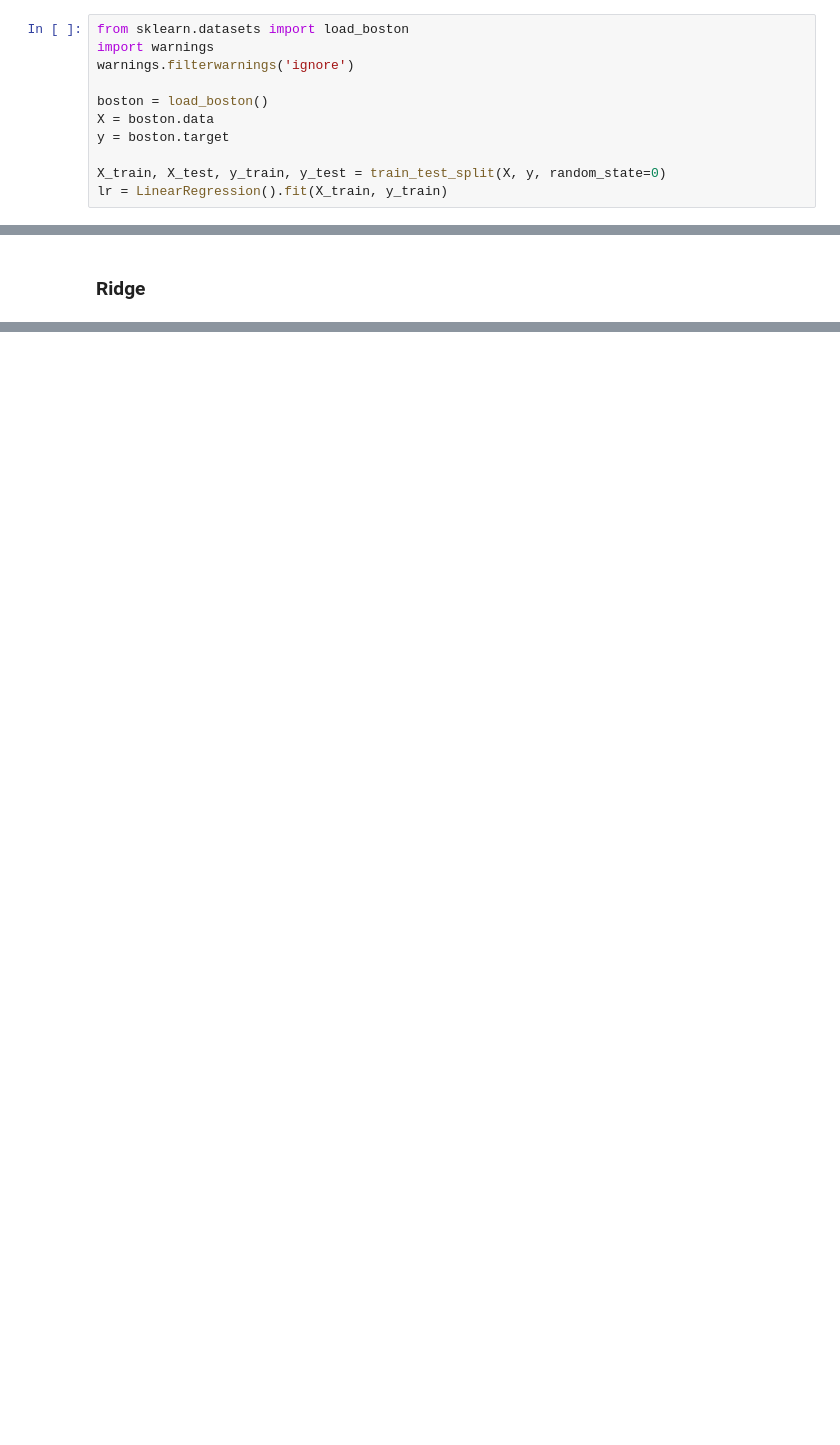
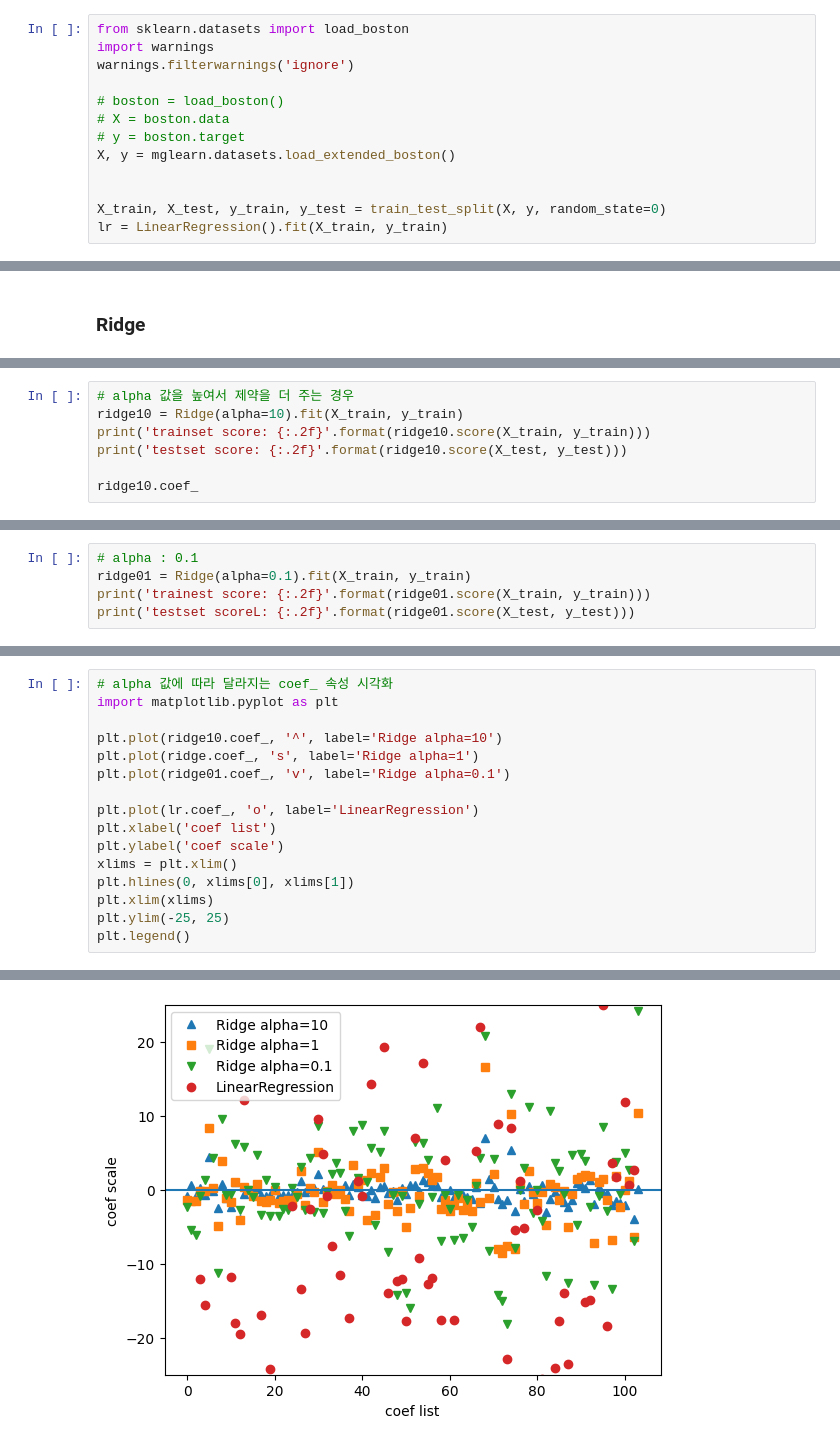
Before and after one commit to minglet/ML_study, a Jupyter notebook: ml_with_python/linear_regression.ipynb, the cells around one changed output, grey strips where cells are left out. Cells and saved outputs as stored; diff of their text form; blank space fills up the shorter version.

Commit message:
Ridge & Lasso

```diff
--- a/ml_with_python/linear_regression.ipynb
+++ b/ml_with_python/linear_regression.ipynb
@@ -31,9 +31,11 @@ from sklearn.datasets import load_boston
 import warnings
 warnings.filterwarnings('ignore')
 
-boston = load_boston()
-X = boston.data
-y = boston.target
+# boston = load_boston()
+# X = boston.data
+# y = boston.target
+X, y = mglearn.datasets.load_extended_boston()
+
 
 X_train, X_test, y_train, y_test = train_test_split(X, y, random_state=0)
 lr = LinearRegression().fit(X_train, y_train)
@@ -56,0 +60,7 @@ testset score: 0.63
+# %%
+# alpha 값을 높여서 제약을 더 주는 경우
+ridge10 = Ridge(alpha=10).fit(X_train, y_train)
+print('trainset score: {:.2f}'.format(ridge10.score(X_train, y_train)))
+print('testset score: {:.2f}'.format(ridge10.score(X_test, y_test)))
+
+ridge10.coef_
@@ -56,0 +95,5 @@ testset score: 0.63
+# %%
+# alpha : 0.1
+ridge01 = Ridge(alpha=0.1).fit(X_train, y_train)
+print('trainest score: {:.2f}'.format(ridge01.score(X_train, y_train)))
+print('testset scoreL: {:.2f}'.format(ridge01.score(X_test, y_test)))
@@ -56,0 +103,17 @@ testset score: 0.63
+# %%
+# alpha 값에 따라 달라지는 coef_ 속성 시각화
+import matplotlib.pyplot as plt
+
+plt.plot(ridge10.coef_, '^', label='Ridge alpha=10')
+plt.plot(ridge.coef_, 's', label='Ridge alpha=1')
+plt.plot(ridge01.coef_, 'v', label='Ridge alpha=0.1')
+
+plt.plot(lr.coef_, 'o', label='LinearRegression')
+plt.xlabel('coef list')
+plt.ylabel('coef scale')
+xlims = plt.xlim()
+plt.hlines(0, xlims[0], xlims[1])
+plt.xlim(xlims)
+plt.ylim(-25, 25)
+plt.legend()
+# %% [output]
@@ -56,0 +121 @@ testset score: 0.63
+[figure, added]
```
Also changed, not shown: parts of 16 cells of this notebook.
